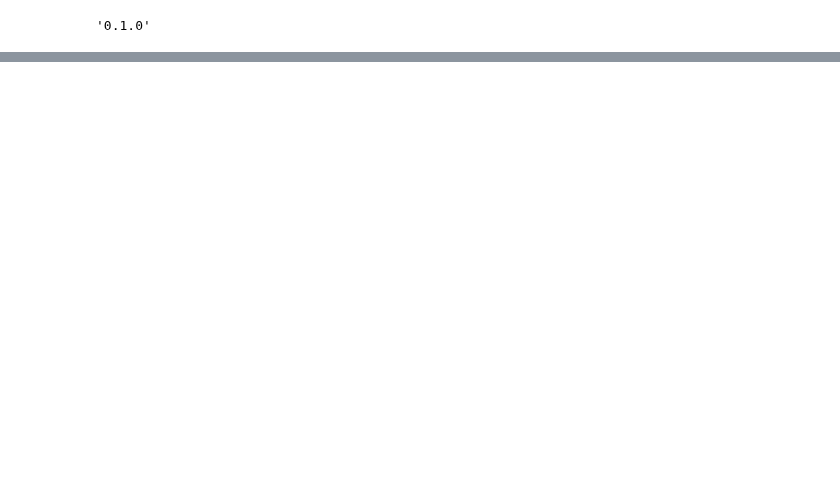
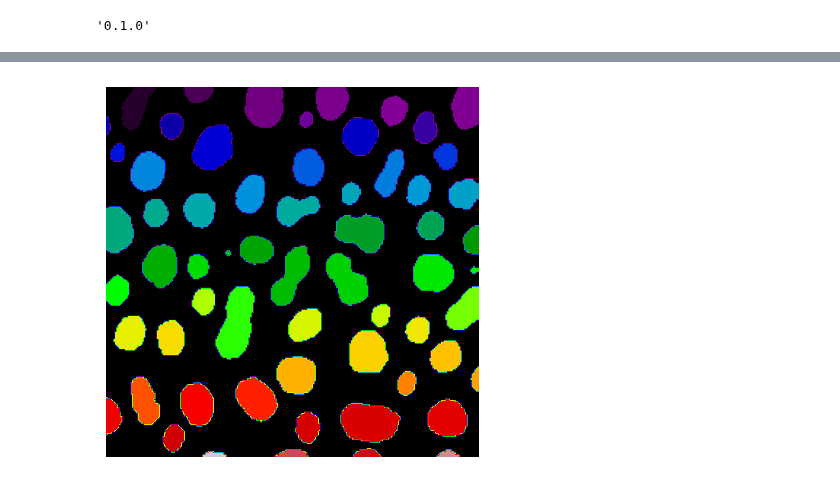
Before and after one commit to haesleinhuepf/bia-bob, a Jupyter notebook: demo/segment_blobs.ipynb, the cells around one changed output, grey strips where cells are left out. Drawn from its saved outputs; the diff is of its cells as text; code cells hidden in the pictures; blank space fills up the shorter version.

```diff
--- a/demo/segment_blobs.ipynb
+++ b/demo/segment_blobs.ipynb
@@ -51,0 +20,25 @@ This platform doesn't seem to support executing Python code and it doesn't seem
+# %%
+import numpy as np
+from skimage import io, filters, morphology, measure
+import matplotlib.pyplot as plt
+
+# Read the image
+image = io.imread("blobs.tif")
+
+# Apply thresholding to obtain binary image
+threshold = filters.threshold_otsu(image)
+binary_image = image > threshold
+
+# Perform morphological operations to remove noise and fill gaps
+binary_image = morphology.binary_erosion(binary_image)
+binary_image = morphology.binary_dilation(binary_image)
+
+# Label connected components in binary image
+labels = measure.label(binary_image)
+
+# Display the resulting label mask
+plt.imshow(labels, cmap='nipy_spectral')
+plt.axis('off')
+plt.show()
+# %% [output]
+[figure, added]
```
Also changed, not shown: parts of 3 cells of this notebook, 4 other files.
